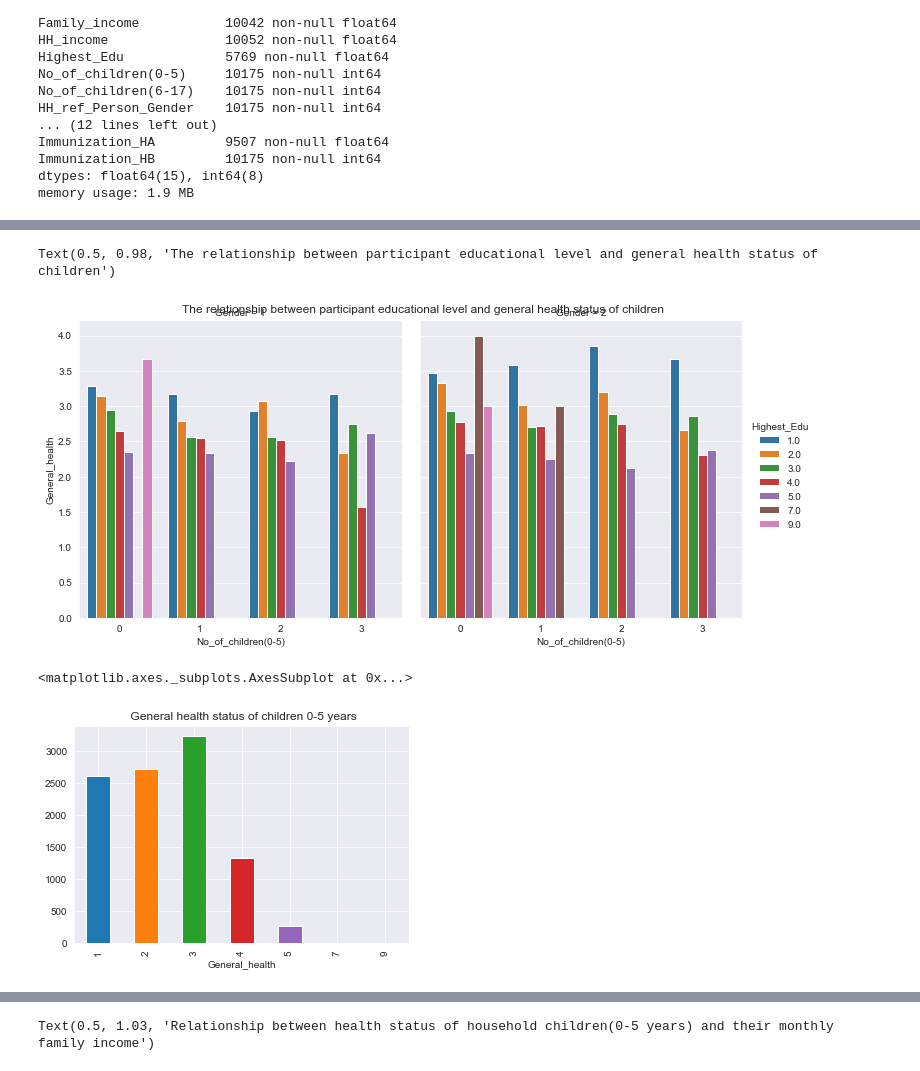
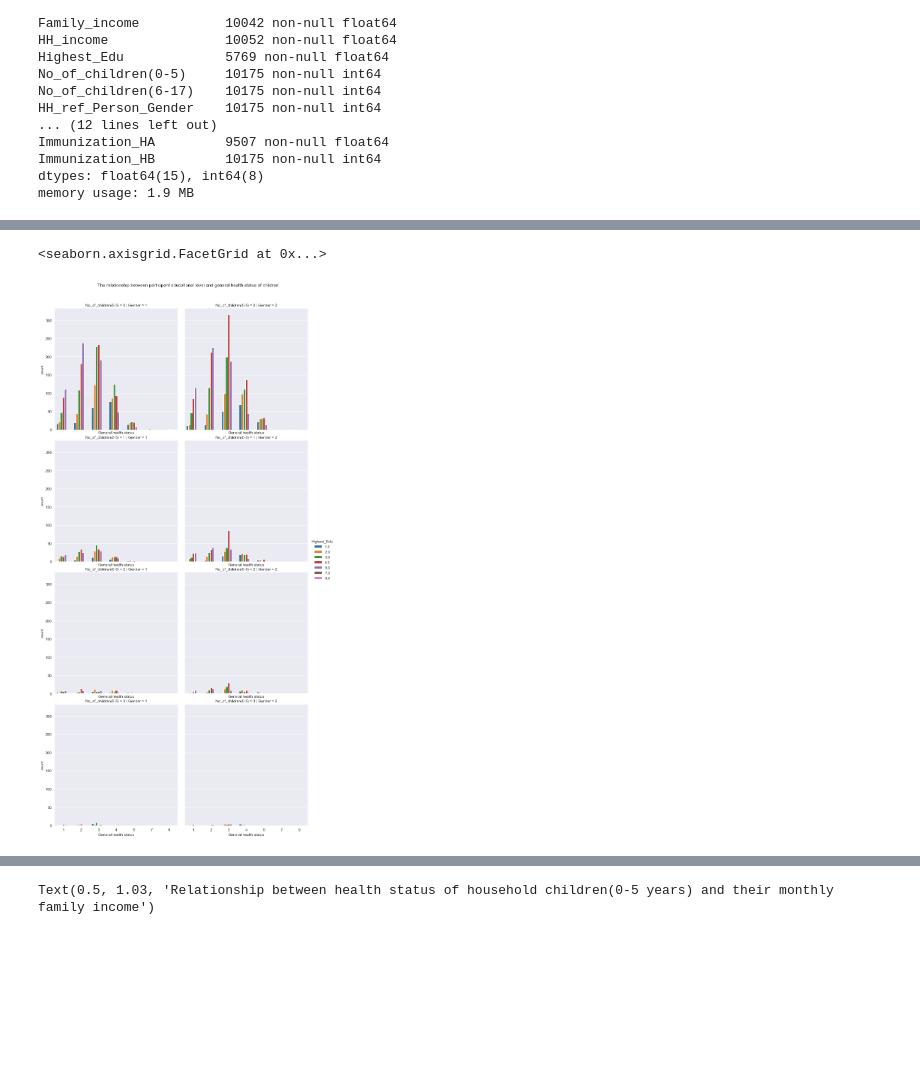
Before and after one commit to Motunodu/Capstone_Project, a Jupyter notebook: motunrayo_capstone_project/motunrayo_capstone_notebook-checkpoint.ipynb, the cells around one changed output, grey strips where cells are left out. Drawn from its saved outputs; the diff is of its cells as text; code cells hidden in the pictures; blank space fills up the shorter version.

```diff
--- a/motunrayo_capstone_project/motunrayo_capstone_notebook-checkpoint.ipynb
+++ b/motunrayo_capstone_project/motunrayo_capstone_notebook-checkpoint.ipynb
@@ -305,7 +306,8 @@ Text(0.5, 0.98, 'The ages of participants and their general health status')
 # %%
-Relations_plot = sns.catplot(x='No_of_children(0-5)',y='General_health',hue='Highest_Edu', col='Gender',kind='bar',data=health_data,ci=None)
-Relations_plot.fig.suptitle('The relationship between participant educational level and general health status of children')
+Relations_plot = sns.catplot(x='General_health',hue='Highest_Edu',col='Gender', row='No_of_children(0-5)',kind='count',data=health_data,ci=None)
+Relations_plot.fig.suptitle('The relationship between participant educational level and general health status of children', y=1.03)
+Relations_plot.set(xlabel ='General health status') #, ylabel=)
 #from the graph below, women who have highest level of education as less than 9th grade have children who were more healthy than children from more educated women. 1 inhighest educational level depicts less than 9th grade while 5 depicts colllege graduates and above, 7 and 9 are m=refused and missing response respectively
 # %% [output]
-Text(0.5, 0.98, 'The relationship between participant educational level and general health status of children')
+<seaborn.axisgrid.FacetGrid at 0x...>
-[figure, old version]
+[figure, new version]
@@ -314,5 +313,0 @@ sample2=health_data.groupby('General_health')['No_of_children(0-5)'].count() #Ge
-# %%
-sample2.plot.bar(title = ' General health status of children 0-5 years')# General health status of children in graph
-# %% [output]
-<matplotlib.axes._subplots.AxesSubplot at 0x...>
-[figure, removed]
```
Also changed, not shown: parts of 22 cells of this notebook.
